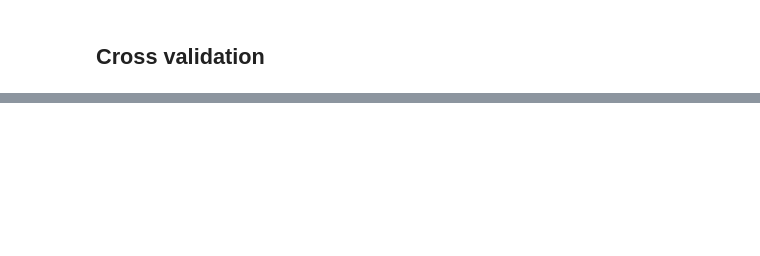
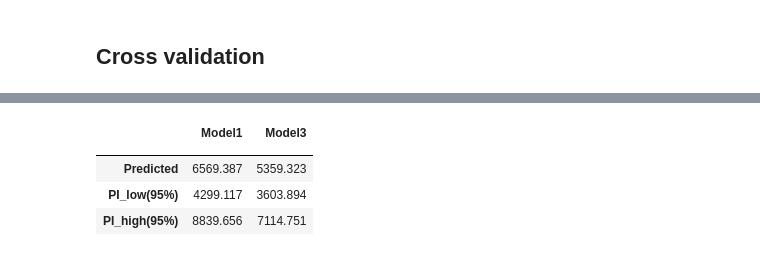
Before and after one commit to zholler/da_case_studies, a Jupyter notebook: ch13-used-cars-reg/ch013_usedcars.ipynb, the cells around one changed output, grey strips where cells are left out. Cells and saved outputs as stored; diff of their text form; code cells hidden in the pictures; blank space fills up the shorter version.

```diff
--- a/ch13-used-cars-reg/ch013_usedcars.ipynb
+++ b/ch13-used-cars-reg/ch013_usedcars.ipynb
@@ -455,0 +554,18 @@ array([[  3,   9],
+# %%
+# summary of predictions and PI 80% version
+p1=reg1.get_prediction(new).summary_frame(alpha=0.2)
+p2=reg3.get_prediction(new).summary_frame(alpha=0.2)
+
+pd.DataFrame(
+    {
+        " ": ["Predicted", "PI_low(95%)", "PI_high(95%)"],
+        "Model1": p1[["mean", "obs_ci_lower", "obs_ci_upper"]].values.tolist()[0],
+        "Model3": p2[["mean", "obs_ci_lower", "obs_ci_upper"]].values.tolist()[0],
+    }
+).set_index(" ")
+# %% [output]
+|  | Model1 | Model3 |
+|  |  |  |
+| Predicted | 6569.387 | 5359.323 |
+| PI_low(95%) | 4299.117 | 3603.894 |
+| PI_high(95%) | 8839.656 | 7114.751 |
```
Also changed, not shown: parts of 30 cells of this notebook, 4 other files.
